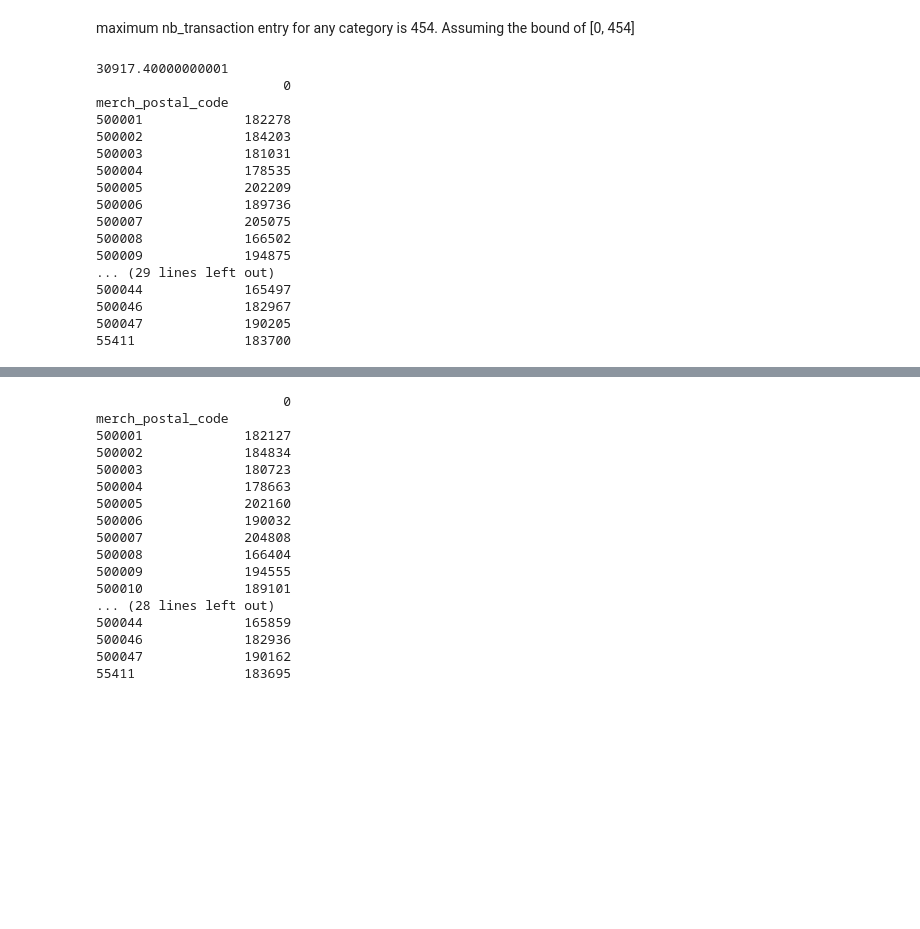
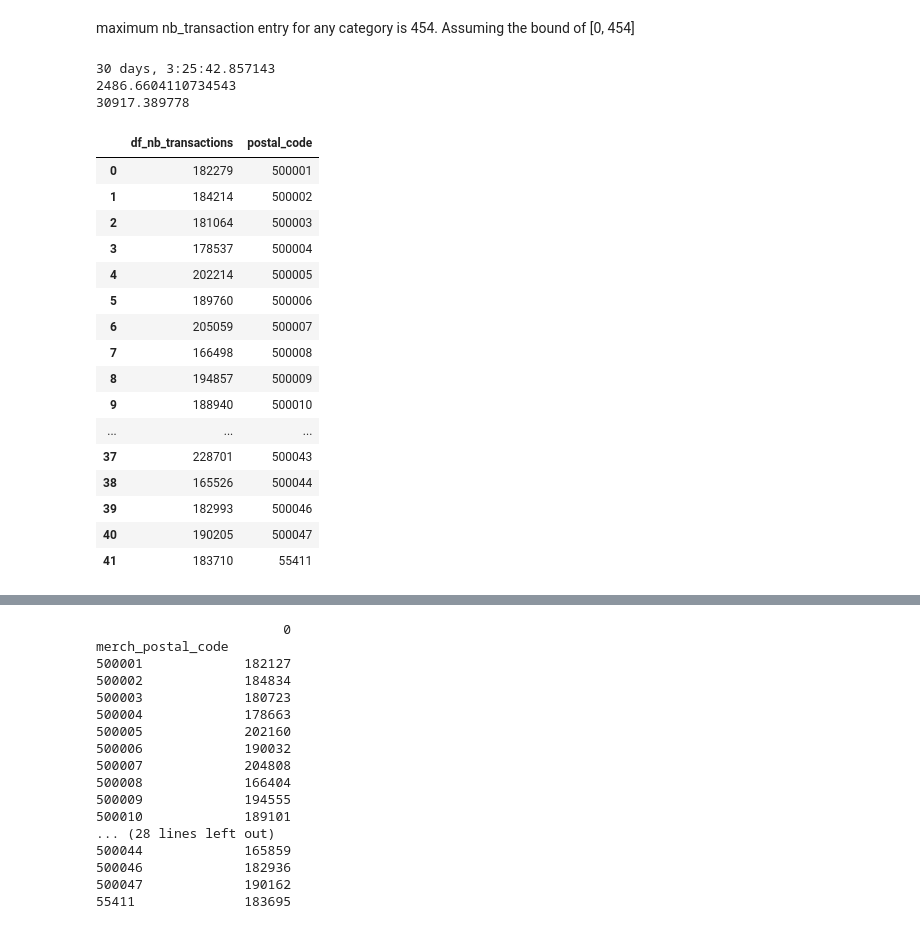
Before and after one commit to KnowledgeEdgeAI/PETs_for_Public_Health_Challenge, a Jupyter notebook: pet_milestone2_updated.ipynb, the cells around one changed output, grey strips where cells are left out. Cells and saved outputs as stored; diff of their text form; code cells hidden in the pictures; blank space fills up the shorter version.

```diff
--- a/pet_milestone2_updated.ipynb
+++ b/pet_milestone2_updated.ipynb
@@ -197,42 +197,53 @@ def make_filter(column,entry, sensetivity:int= 1):
         function=function,
         stability_map=lambda d_in: d_in* sensetivity,
     )
+# %%
+print((end_date-start_date)/7)
+print(np.sqrt(30)*454)
+space = dp.vector_domain(dp.atom_domain(T=int)), dp.l2_distance(T=float)
+m_gauss = space >> dp.m.then_gaussian(10.0)
+print(m_gauss.map(2486.66))
+# %% [output]
+30 days, 3:25:42.857143
+2486.6604110734543
+30917.389778
 # %%
 df_new = df.copy()
 bounds = (0, 454)
 start_date, end_date = datetime(2020, 9, 1), datetime(2021, 3, 31)
 columns = "nb_transactions"
 by = "merch_postal_code"
 scale=10.0
 column="transaction_type"
 entry="OFFLINE"
 city_col="city"
 City_entry="Medellin"
+time_col="date"
 hotspot_predictor=(
     make_preprocess_location()
     >>make_filter(column,entry)
     >>make_filter(city_col,City_entry)
     >>make_truncate_time(start_date, end_date, time_col)
     >>make_private_sum_by(columns, by, bounds, scale)
 )
-print(hotspot_predictor.map(1))
+# print(hotspot_predictor.map(1))
 output=hotspot_predictor(df_new)
-print(output)
+output
 # %% [output]
-30917.40000000001
-                        0
-merch_postal_code
-500001             182278
-500002             184203
-500003             181031
-500004             178535
-500005             202209
-500006             189736
-500007             205075
-500008             166502
-500009             194875
-... (29 lines left out)
-500044             165497
-500046             182967
-500047             190205
-55411              183700
+|  | df_nb_transactions | postal_code |
+| 0 | 182279 | 500001 |
+| 1 | 184214 | 500002 |
+| 2 | 181064 | 500003 |
+| 3 | 178537 | 500004 |
+| 4 | 202214 | 500005 |
+| 5 | 189760 | 500006 |
+| 6 | 205059 | 500007 |
+| 7 | 166498 | 500008 |
+| 8 | 194857 | 500009 |
+| 9 | 188940 | 500010 |
+| ... | ... | ... |
+| 37 | 228701 | 500043 |
+| 38 | 165526 | 500044 |
+| 39 | 182993 | 500046 |
+| 40 | 190205 | 500047 |
+| 41 | 183710 | 55411 |
```
Also changed, not shown: parts of 6 cells of this notebook, 1 other file.
